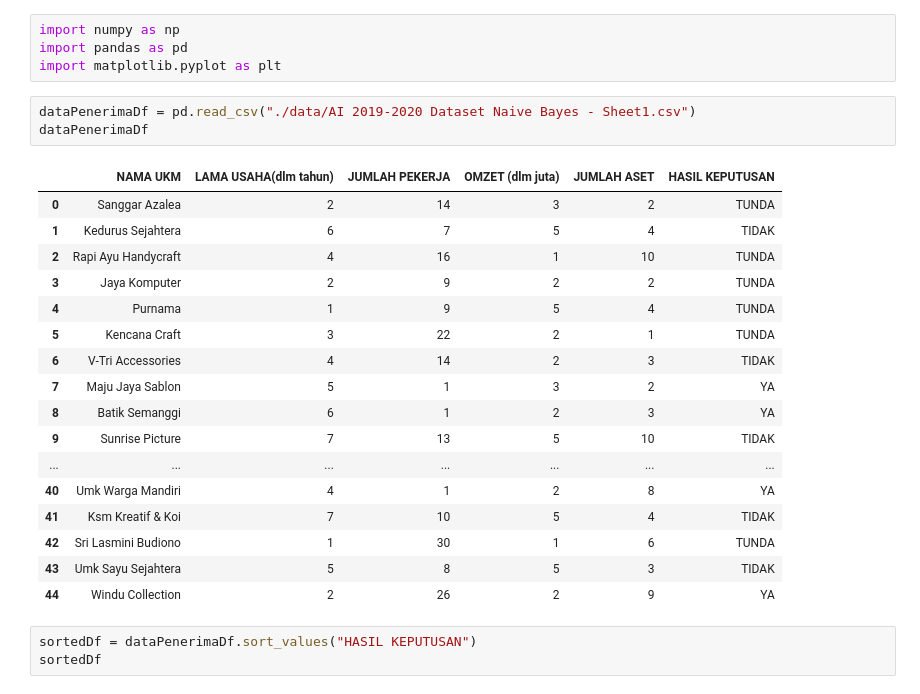
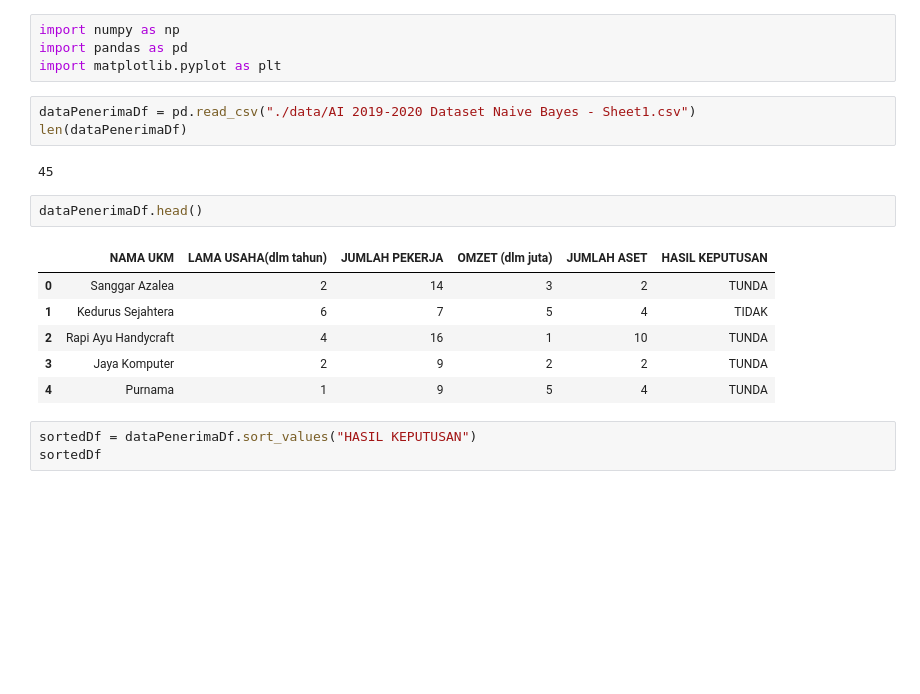
Before and after one commit to ibnutriyuono/artificial-intelligence2019, a Jupyter notebook: AI 2019-2020 Naive Bayes UKM.ipynb, the cells around one changed output. Drawn from its saved outputs; the diff is of its cells as text; blank space fills up the shorter version.

```diff
--- a/AI 2019-2020 Naive Bayes UKM.ipynb
+++ b/AI 2019-2020 Naive Bayes UKM.ipynb
@@ -4,25 +4,18 @@ import pandas as pd
 import matplotlib.pyplot as plt
 # %%
 dataPenerimaDf = pd.read_csv("./data/AI 2019-2020 Dataset Naive Bayes - Sheet1.csv")
-dataPenerimaDf
+len(dataPenerimaDf)
 # %% [output]
-|  | NAMA UKM | LAMA USAHA(dlm tahun) | JUMLAH PEKERJA | OMZET (dlm juta) | JUMLAH ASET | HASIL KEPUTUSAN |
-| 0 | Sanggar Azalea | 2 | 14 | 3 | 2 | TUNDA |
-| 1 | Kedurus Sejahtera | 6 | 7 | 5 | 4 | TIDAK |
-| 2 | Rapi Ayu Handycraft | 4 | 16 | 1 | 10 | TUNDA |
-| 3 | Jaya Komputer | 2 | 9 | 2 | 2 | TUNDA |
-| 4 | Purnama | 1 | 9 | 5 | 4 | TUNDA |
-| 5 | Kencana Craft | 3 | 22 | 2 | 1 | TUNDA |
-| 6 | V-Tri Accessories | 4 | 14 | 2 | 3 | TIDAK |
-| 7 | Maju Jaya Sablon | 5 | 1 | 3 | 2 | YA |
-| 8 | Batik Semanggi | 6 | 1 | 2 | 3 | YA |
-| 9 | Sunrise Picture | 7 | 13 | 5 | 10 | TIDAK |
-| ... | ... | ... | ... | ... | ... | ... |
-| 40 | Umk Warga Mandiri | 4 | 1 | 2 | 8 | YA |
-| 41 | Ksm Kreatif & Koi | 7 | 10 | 5 | 4 | TIDAK |
-| 42 | Sri Lasmini Budiono | 1 | 30 | 1 | 6 | TUNDA |
-| 43 | Umk Sayu Sejahtera | 5 | 8 | 5 | 3 | TIDAK |
-| 44 | Windu Collection | 2 | 26 | 2 | 9 | YA |
+45
+# %%
+dataPenerimaDf.head()
+# %% [output]
+|  | NAMA UKM | LAMA USAHA(dlm tahun) | JUMLAH PEKERJA | OMZET (dlm juta) | JUMLAH ASET | HASIL KEPUTUSAN |
+| 0 | Sanggar Azalea | 2 | 14 | 3 | 2 | TUNDA |
+| 1 | Kedurus Sejahtera | 6 | 7 | 5 | 4 | TIDAK |
+| 2 | Rapi Ayu Handycraft | 4 | 16 | 1 | 10 | TUNDA |
+| 3 | Jaya Komputer | 2 | 9 | 2 | 2 | TUNDA |
+| 4 | Purnama | 1 | 9 | 5 | 4 | TUNDA |
 # %%
 sortedDf = dataPenerimaDf.sort_values("HASIL KEPUTUSAN")
 sortedDf
```
Also changed, not shown: parts of 1 cell of this notebook, 5 other files.
